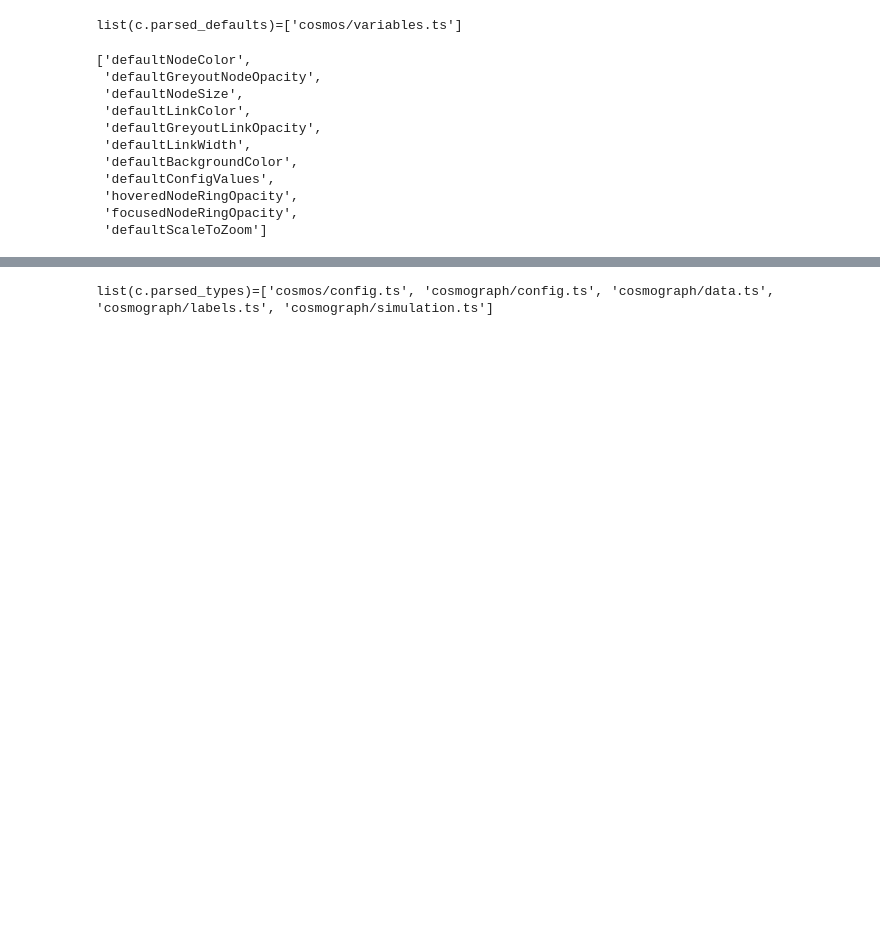
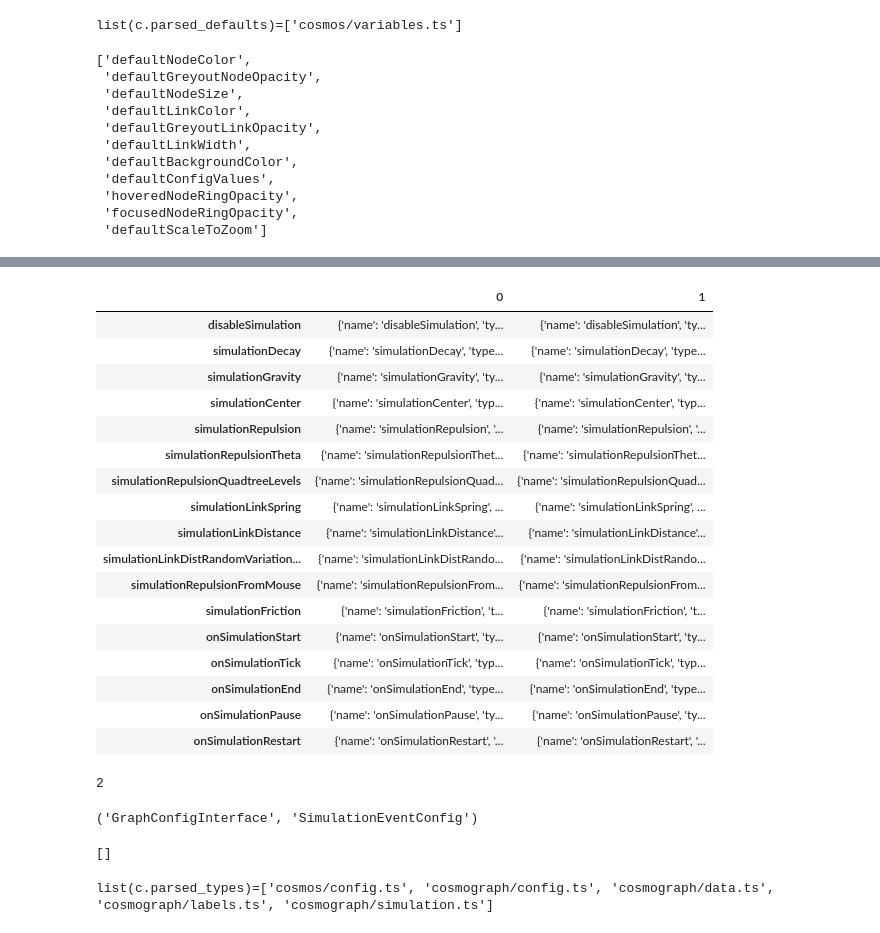
Before and after one commit to cosmograph-org/py_cosmograph, a Jupyter notebook: misc/defining_sot_for_config_properties.ipynb, the cells around one changed output, grey strips where cells are left out. Saved outputs shown, nothing was run; the diff lists cells and outputs as text; code cells hidden in the pictures; blank space fills up the shorter version.

```diff
--- a/misc/defining_sot_for_config_properties.ipynb
+++ b/misc/defining_sot_for_config_properties.ipynb
@@ -100,0 +231,34 @@ list(c.parsed_descriptions)=['cosmograph/configuration.mdx']
+# %%
+pd.DataFrame(c.duplicates_of_types_group()).T
+# %% [output]
+|  | 0 | 1 |
+| disableSimulation | {'name': 'disableSimulation', 'ty... | {'name': 'disableSimulation', 'ty... |
+| simulationDecay | {'name': 'simulationDecay', 'type... | {'name': 'simulationDecay', 'type... |
+| simulationGravity | {'name': 'simulationGravity', 'ty... | {'name': 'simulationGravity', 'ty... |
+| simulationCenter | {'name': 'simulationCenter', 'typ... | {'name': 'simulationCenter', 'typ... |
+| simulationRepulsion | {'name': 'simulationRepulsion', '... | {'name': 'simulationRepulsion', '... |
+| simulationRepulsionTheta | {'name': 'simulationRepulsionThet... | {'name': 'simulationRepulsionThet... |
+| simulationRepulsionQuadtreeLevels | {'name': 'simulationRepulsionQuad... | {'name': 'simulationRepulsionQuad... |
+| simulationLinkSpring | {'name': 'simulationLinkSpring', ... | {'name': 'simulationLinkSpring', ... |
+| simulationLinkDistance | {'name': 'simulationLinkDistance'... | {'name': 'simulationLinkDistance'... |
+| simulationLinkDistRandomVariation... | {'name': 'simulationLinkDistRando... | {'name': 'simulationLinkDistRando... |
+| simulationRepulsionFromMouse | {'name': 'simulationRepulsionFrom... | {'name': 'simulationRepulsionFrom... |
+| simulationFriction | {'name': 'simulationFriction', 't... | {'name': 'simulationFriction', 't... |
+| onSimulationStart | {'name': 'onSimulationStart', 'ty... | {'name': 'onSimulationStart', 'ty... |
+| onSimulationTick | {'name': 'onSimulationTick', 'typ... | {'name': 'onSimulationTick', 'typ... |
+| onSimulationEnd | {'name': 'onSimulationEnd', 'type... | {'name': 'onSimulationEnd', 'type... |
+| onSimulationPause | {'name': 'onSimulationPause', 'ty... | {'name': 'onSimulationPause', 'ty... |
+| onSimulationRestart | {'name': 'onSimulationRestart', '... | {'name': 'onSimulationRestart', '... |
+# %%
+name_group = duplicates['onSimulationPause']
+len(name_group)
+# %% [output]
+2
+# %%
+name_group[0]['origin_name'], name_group[1]['origin_name']
+# %% [output]
+('GraphConfigInterface', 'SimulationEventConfig')
+# %%
+list(filter(lambda x: x['origin_name'] == 'CosmographConfig', name_group))
+# %% [output]
+[]
```
Also changed, not shown: parts of 29 cells of this notebook, 4 other files.
